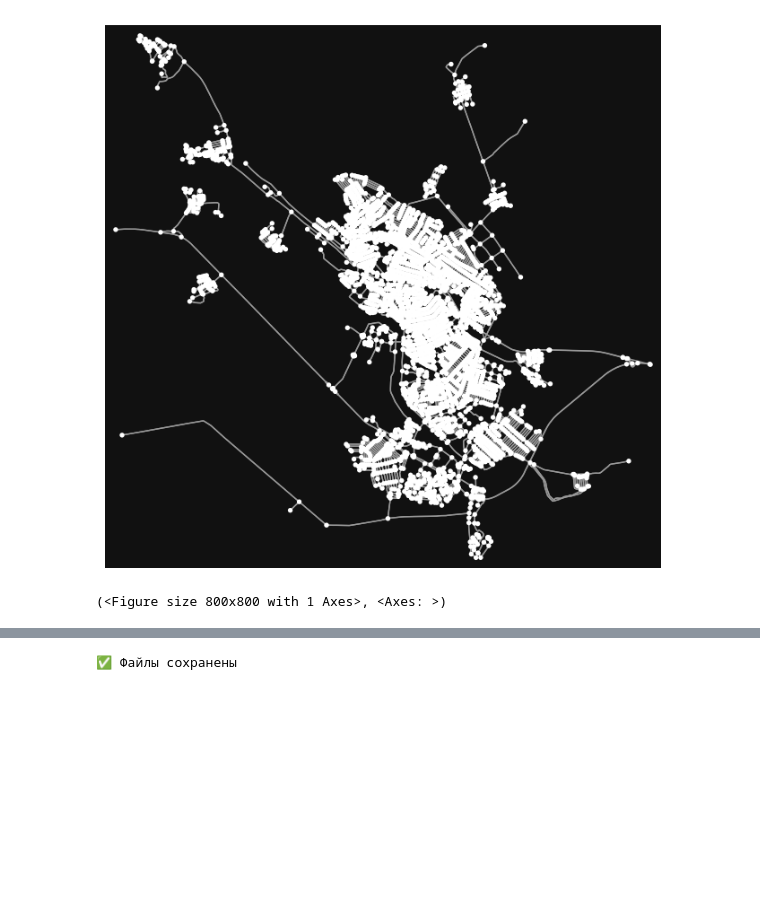
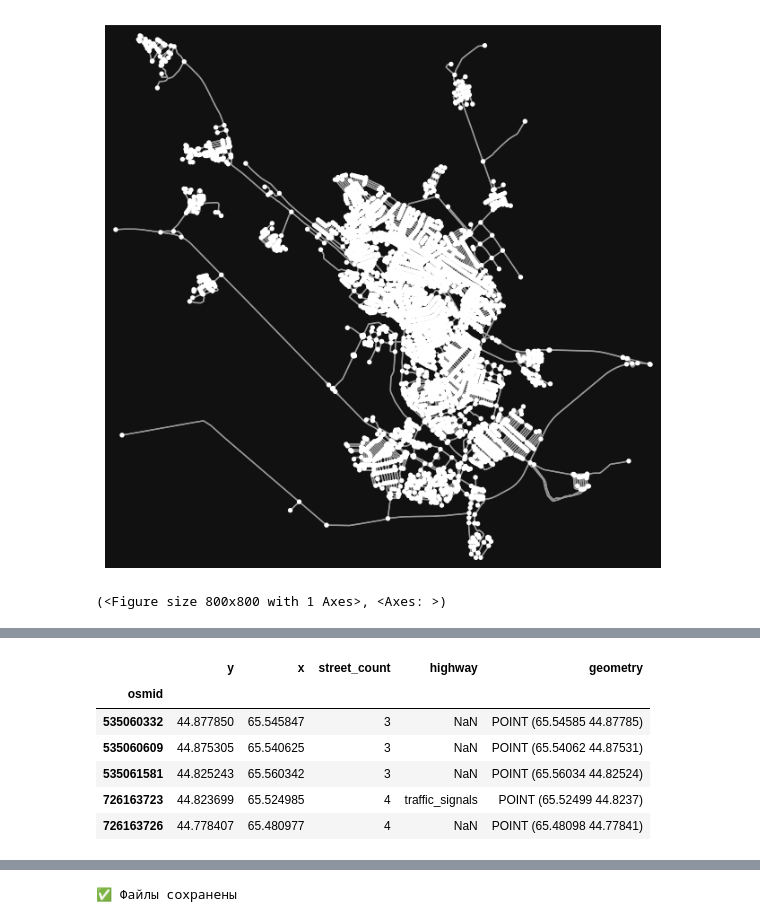
Before and after one commit to AdilzhanZh/machine-learning-project, a Jupyter notebook: code/Жадные_+_ML.ipynb, the cells around one changed output, grey strips where cells are left out. Cells and saved outputs as stored; diff of their text form; code cells hidden in the pictures; blank space fills up the shorter version.

```diff
--- a/code/Жадные_+_ML.ipynb
+++ b/code/Жадные_+_ML.ipynb
@@ -46,3 +47,13 @@ edges.head()
 |  | 4488511540 | 0 | 452051413 | residential | NaN | NaN | False | False | 58.089443 | LINESTRING (65.54585 44.87785, 65... | NaN | ... |
 | 535060609 | 4505979299 | 0 | 117506702 | primary | Кызылорда-Павлодар | A-17 | False | False | 103.328988 | LINESTRING (65.54062 44.87531, 65... | NaN | ... |
 |  | 4488510123 | 0 | 243215070 | primary | Кызылорда-Павлодар | A-17 | False | True | 53.625269 | LINESTRING (65.54062 44.87531, 65... | NaN | ... |
+# %%
+nodes.head()
+# %% [output]
+|  | y | x | street_count | highway | geometry |
+| osmid |  |  |  |  |  |
+| 535060332 | 44.877850 | 65.545847 | 3 | NaN | POINT (65.54585 44.87785) |
+| 535060609 | 44.875305 | 65.540625 | 3 | NaN | POINT (65.54062 44.87531) |
+| 535061581 | 44.825243 | 65.560342 | 3 | NaN | POINT (65.56034 44.82524) |
+| 726163723 | 44.823699 | 65.524985 | 4 | traffic_signals | POINT (65.52499 44.8237) |
+| 726163726 | 44.778407 | 65.480977 | 4 | NaN | POINT (65.48098 44.77841) |
```
Also changed, not shown: parts of 14 cells of this notebook.
